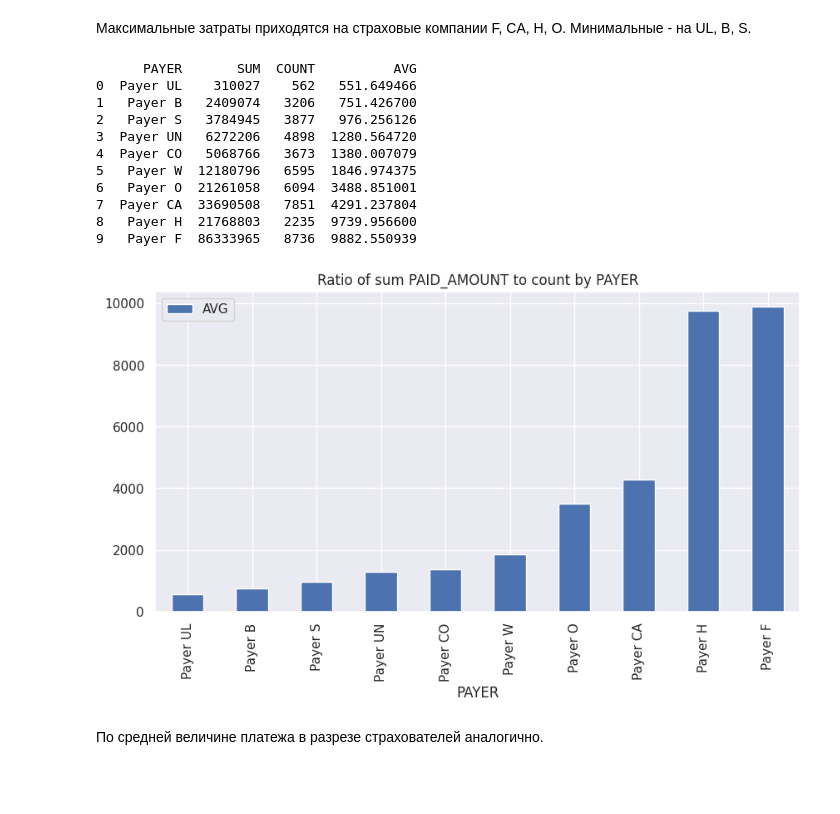
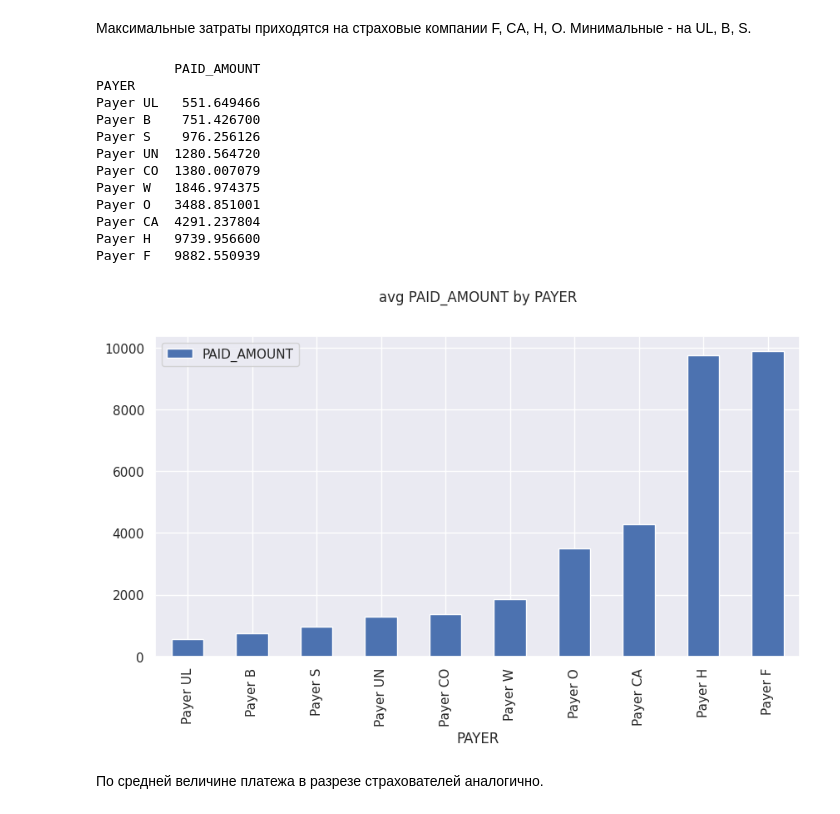
Before and after one commit to Ninetal/web_dashboard, a Jupyter notebook: jn_analysis/analyze.ipynb, the cells around one changed output. Cells and saved outputs as stored; diff of their text form; code cells hidden in the pictures; blank space fills up the shorter version.

```diff
--- a/jn_analysis/analyze.ipynb
+++ b/jn_analysis/analyze.ipynb
@@ -236,25 +251,24 @@ Payer F      86333965
 Максимальные затраты приходятся на страховые компании F, CA, H, O.
 Минимальные - на UL, B, S.
 # %%
-df2 = df.groupby('PAYER')['PAID_AMOUNT'].agg(SUM='sum', COUNT='count')
-df2['AVG'] = df2['SUM'].div(df2['COUNT'])
-df2 = df2.sort_values(by=['AVG']).reset_index()
-df2[['PAYER', 'AVG']].plot(kind='bar', figsize=(10,5), x='PAYER', y='AVG')
-plt.title('Ratio of sum PAID_AMOUNT to count by PAYER')
+df2 = df[['PAYER', 'PAID_AMOUNT']].groupby('PAYER').mean().sort_values(by=['PAID_AMOUNT'])
+df2.plot(kind='bar', figsize=(10,5))
+plt.title("avg PAID_AMOUNT by PAYER")
 print(df2)
 # %% [output]
-      PAYER       SUM  COUNT          AVG
-0  Payer UL    310027    562   551.649466
-1   Payer B   2409074   3206   751.426700
-2   Payer S   3784945   3877   976.256126
-3  Payer UN   6272206   4898  1280.564720
-4  Payer CO   5068766   3673  1380.007079
-5   Payer W  12180796   6595  1846.974375
-6   Payer O  21261058   6094  3488.851001
-7  Payer CA  33690508   7851  4291.237804
-8   Payer H  21768803   2235  9739.956600
-9   Payer F  86333965   8736  9882.550939
+          PAID_AMOUNT
+PAYER
+Payer UL   551.649466
+Payer B    751.426700
+Payer S    976.256126
+Payer UN  1280.564720
+Payer CO  1380.007079
+Payer W   1846.974375
+Payer O   3488.851001
+Payer CA  4291.237804
+Payer H   9739.956600
+Payer F   9882.550939
-[figure, old version]
+[figure, new version]
 # %% [markdown]
 По средней величине платежа в разрезе страхователей аналогично.
 # %%
```
Also changed, not shown: parts of 23 cells of this notebook.
